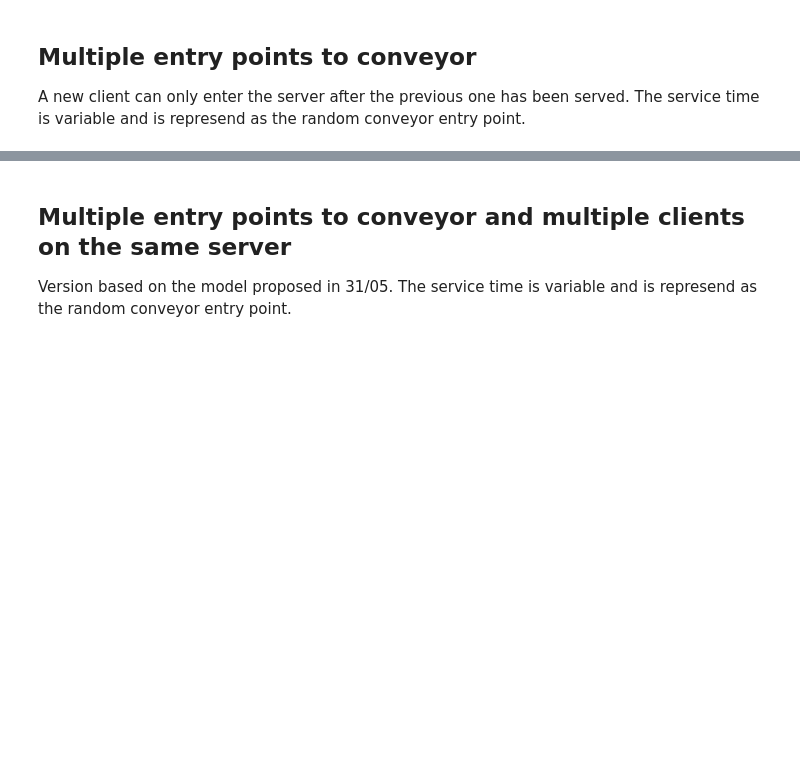
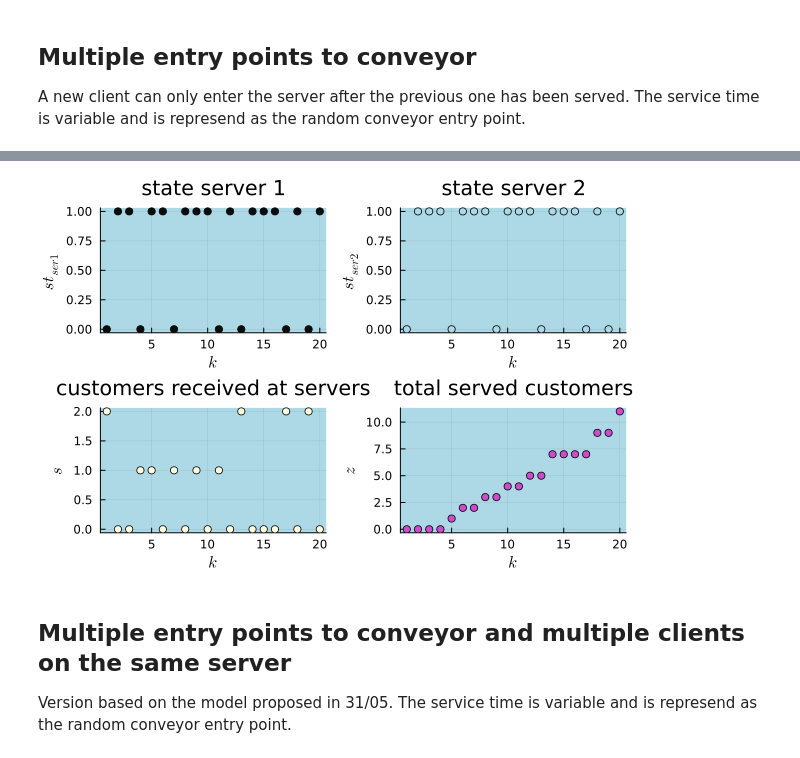
Before and after one commit to marina-daumas/tcc, a Jupyter notebook: v0_conveyor/simulator.ipynb, the cells around one changed output, grey strips where cells are left out. Cells and saved outputs as stored; diff of their text form; code cells hidden in the pictures; blank space fills up the shorter version.

```diff
--- a/v0_conveyor/simulator.ipynb
+++ b/v0_conveyor/simulator.ipynb
@@ -333,4 +366,12 @@ Results
 └────────┴────────┴───────┴───────┴─────────┴─────────┴────────┴────────┴────────┴───────┘
+# %%
+evolution = [st_ser[1, 1:horiz], st_ser[2, 1:horiz], s_dl[1:horiz,1], z_dl[1:horiz,1]]
+ylabel = [L"st_{ser1}" L"st_{ser2}" L"s" L"z"]
+title = ["state server 1" "state server 2" "customers received at servers" "total served customers"]
+
+plotData(evolution, ylabel, title)
+# %% [output]
+[figure, added]
 # %% [markdown]
 ## Multiple entry points to conveyor and multiple clients on the same server
 
```
Also changed, not shown: parts of 13 cells of this notebook.
